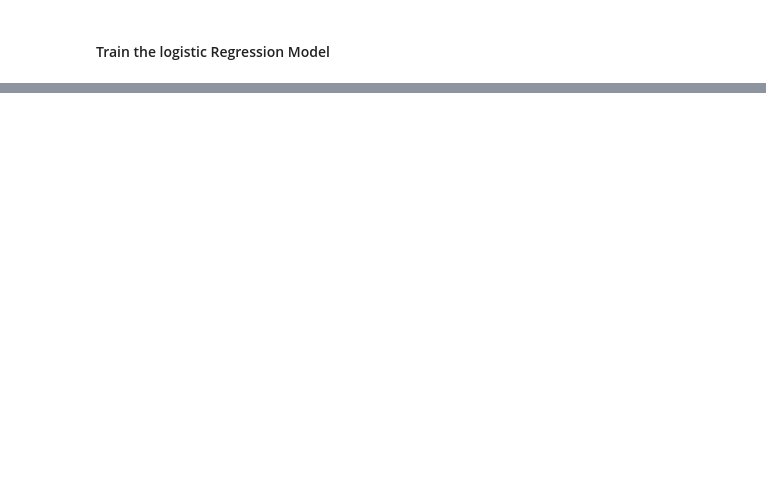
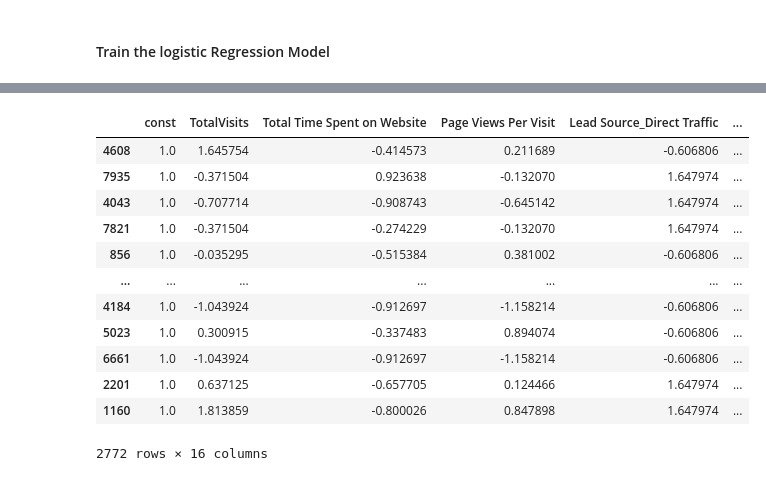
Before and after one commit to nikhil-rai-ds/Lead_Conversion_Prediction, a Jupyter notebook: Lead Scoring.ipynb, the cells around one changed output, grey strips where cells are left out. Drawn from its saved outputs; the diff is of its cells as text; code cells hidden in the pictures; blank space fills up the shorter version.

```diff
--- a/Lead Scoring.ipynb
+++ b/Lead Scoring.ipynb
@@ -1057,0 +1454,6 @@ Name: count, dtype: int64
+# %%
+# Scale the test set also using Transform
+scaler = StandardScaler()
+numeric_cols = X_test.select_dtypes(include = 'number').columns.tolist()
+X_test[numeric_cols] = scaler.fit_transform(X_test[numeric_cols])
+X_test[numeric_cols].head()
@@ -1057,0 +1467,4 @@ Name: count, dtype: int64
+# %%
+# Select only the columns selected by RFE
+X_test = X_test[col]
+X_test.head()
@@ -1057,0 +1478,18 @@ Name: count, dtype: int64
+# %%
+X_test_sm = sm.add_constant(X_test[col])
+# %%
+X_test_sm
+# %% [output]
+|  | const | TotalVisits | Total Time Spent on Website | Page Views Per Visit | Lead Source_Direct Traffic | ... |
+| 4608 | 1.0 | 1.645754 | -0.414573 | 0.211689 | -0.606806 | ... |
+| 7935 | 1.0 | -0.371504 | 0.923638 | -0.132070 | 1.647974 | ... |
+| 4043 | 1.0 | -0.707714 | -0.908743 | -0.645142 | 1.647974 | ... |
+| 7821 | 1.0 | -0.371504 | -0.274229 | -0.132070 | 1.647974 | ... |
+| 856 | 1.0 | -0.035295 | -0.515384 | 0.381002 | -0.606806 | ... |
+| ... | ... | ... | ... | ... | ... | ... |
+| 4184 | 1.0 | -1.043924 | -0.912697 | -1.158214 | -0.606806 | ... |
+| 5023 | 1.0 | 0.300915 | -0.337483 | 0.894074 | -0.606806 | ... |
+| 6661 | 1.0 | -1.043924 | -0.912697 | -1.158214 | -0.606806 | ... |
+| 2201 | 1.0 | 0.637125 | -0.657705 | 0.124466 | 1.647974 | ... |
+| 1160 | 1.0 | 1.813859 | -0.800026 | 0.847898 | 1.647974 | ... |
+2772 rows × 16 columns
```
Also changed, not shown: parts of 64 cells of this notebook.
